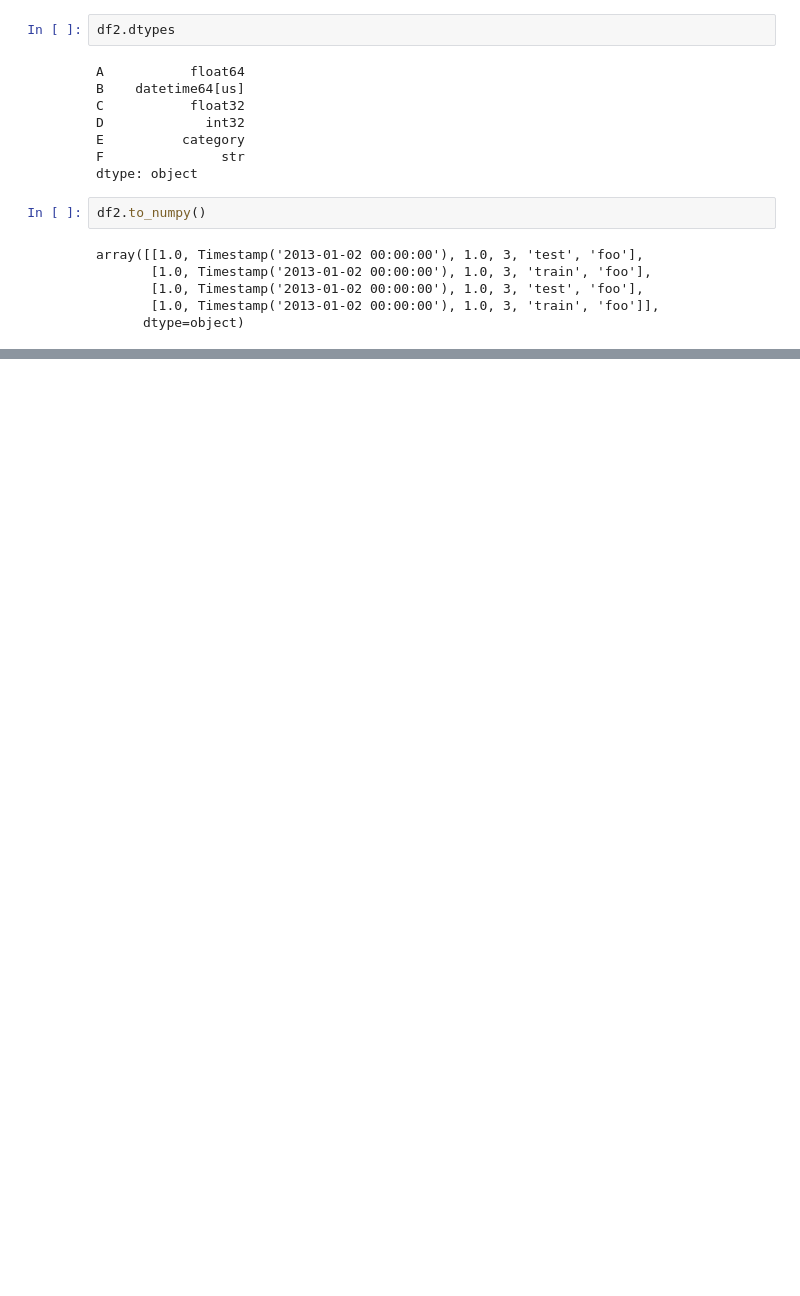
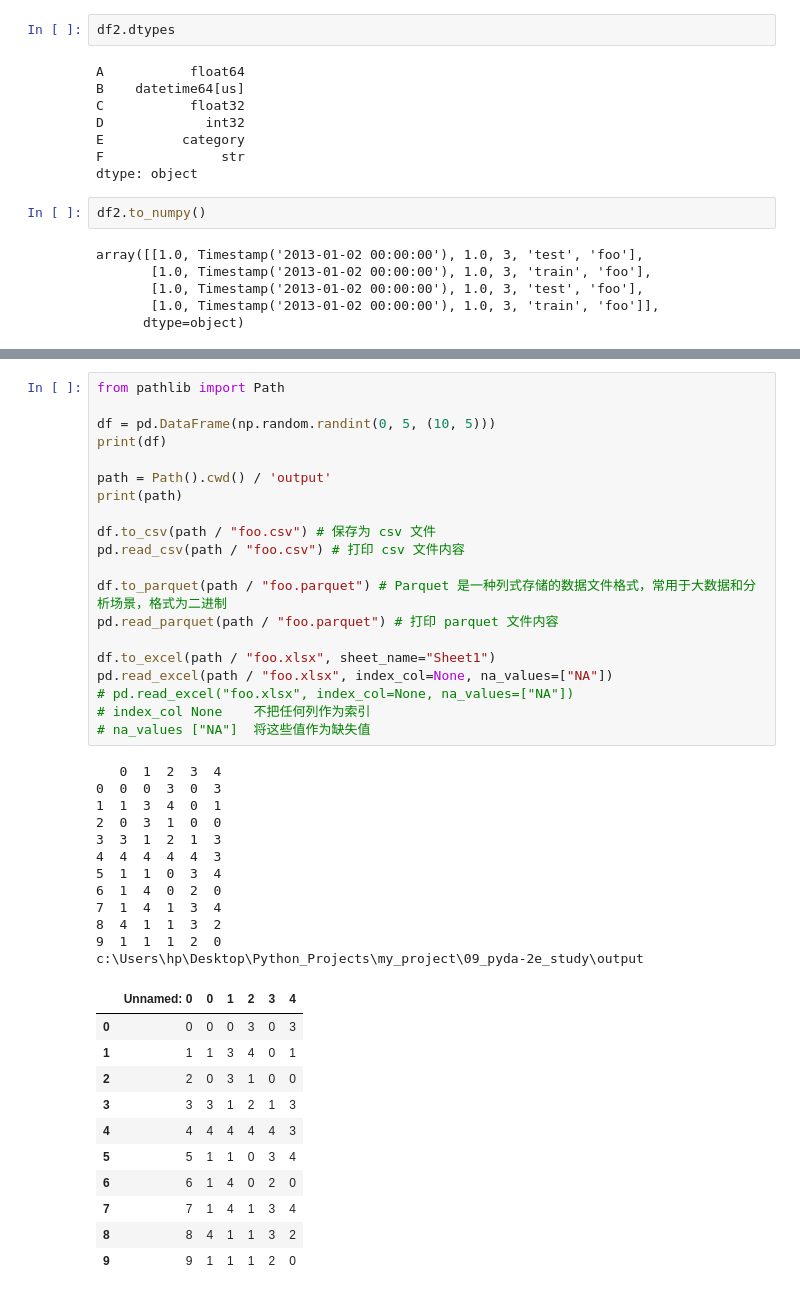
Before and after one commit to MAZIZHUO/my_project, a Jupyter notebook: 09_pyda-2e_study/05_getting_started_with_pandas.ipynb, the cells around one changed output, grey strips where cells are left out. Cells and saved outputs as stored; diff of their text form; blank space fills up the shorter version.

```diff
--- a/09_pyda-2e_study/05_getting_started_with_pandas.ipynb
+++ b/09_pyda-2e_study/05_getting_started_with_pandas.ipynb
@@ -672,0 +1648,44 @@ df.iloc[:, 1:3]
+# %%
+from pathlib import Path
+
+df = pd.DataFrame(np.random.randint(0, 5, (10, 5)))
+print(df)
+
+path = Path().cwd() / 'output'
+print(path)
+
+df.to_csv(path / "foo.csv") # 保存为 csv 文件
+pd.read_csv(path / "foo.csv") # 打印 csv 文件内容
+
+df.to_parquet(path / "foo.parquet") # Parquet 是一种列式存储的数据文件格式，常用于大数据和分析场景，格式为二进制
+pd.read_parquet(path / "foo.parquet") # 打印 parquet 文件内容
+
+df.to_excel(path / "foo.xlsx", sheet_name="Sheet1")
+pd.read_excel(path / "foo.xlsx", index_col=None, na_values=["NA"])
+# pd.read_excel("foo.xlsx", index_col=None, na_values=["NA"])
+# index_col	None	不把任何列作为索引
+# na_values	["NA"]	将这些值作为缺失值
+# %% [output]
+   0  1  2  3  4
+0  0  0  3  0  3
+1  1  3  4  0  1
+2  0  3  1  0  0
+3  3  1  2  1  3
+4  4  4  4  4  3
+5  1  1  0  3  4
+6  1  4  0  2  0
+7  1  4  1  3  4
+8  4  1  1  3  2
+9  1  1  1  2  0
+c:\Users\hp\Desktop\Python_Projects\my_project\09_pyda-2e_study\output
+|  | Unnamed: 0 | 0 | 1 | 2 | 3 | 4 |
+| 0 | 0 | 0 | 0 | 3 | 0 | 3 |
+| 1 | 1 | 1 | 3 | 4 | 0 | 1 |
+| 2 | 2 | 0 | 3 | 1 | 0 | 0 |
+| 3 | 3 | 3 | 1 | 2 | 1 | 3 |
+| 4 | 4 | 4 | 4 | 4 | 4 | 3 |
+| 5 | 5 | 1 | 1 | 0 | 3 | 4 |
+| 6 | 6 | 1 | 4 | 0 | 2 | 0 |
+| 7 | 7 | 1 | 4 | 1 | 3 | 4 |
+| 8 | 8 | 4 | 1 | 1 | 3 | 2 |
+| 9 | 9 | 1 | 1 | 1 | 2 | 0 |
```
Also changed, not shown: parts of 82 cells of this notebook, 2 other files.
